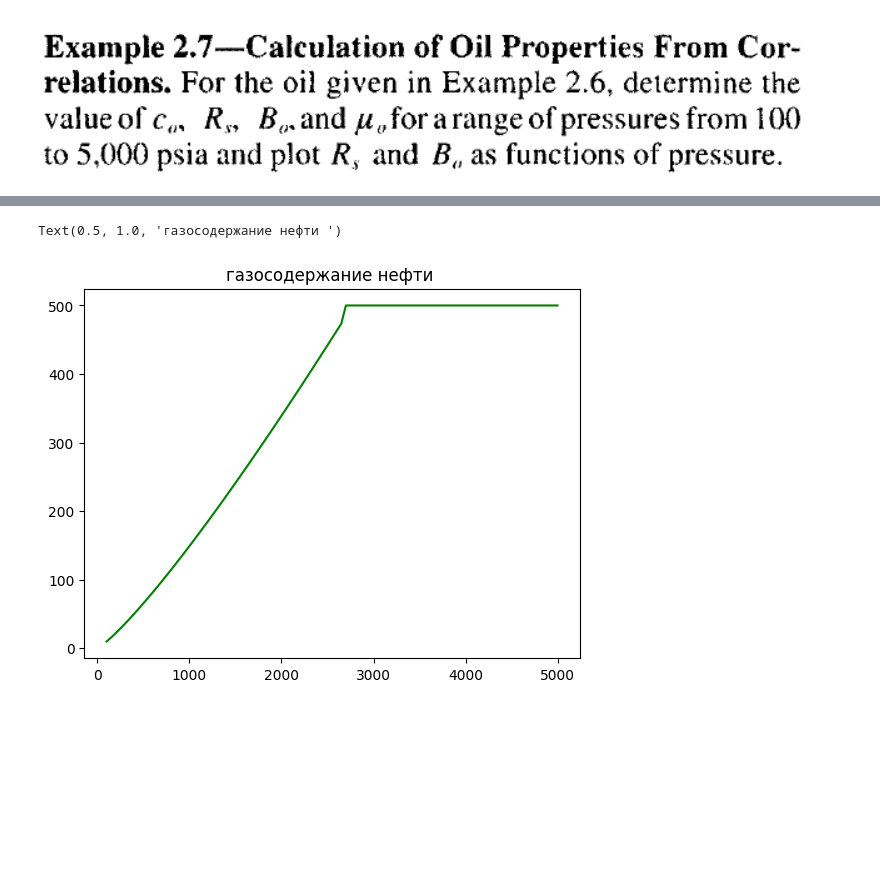
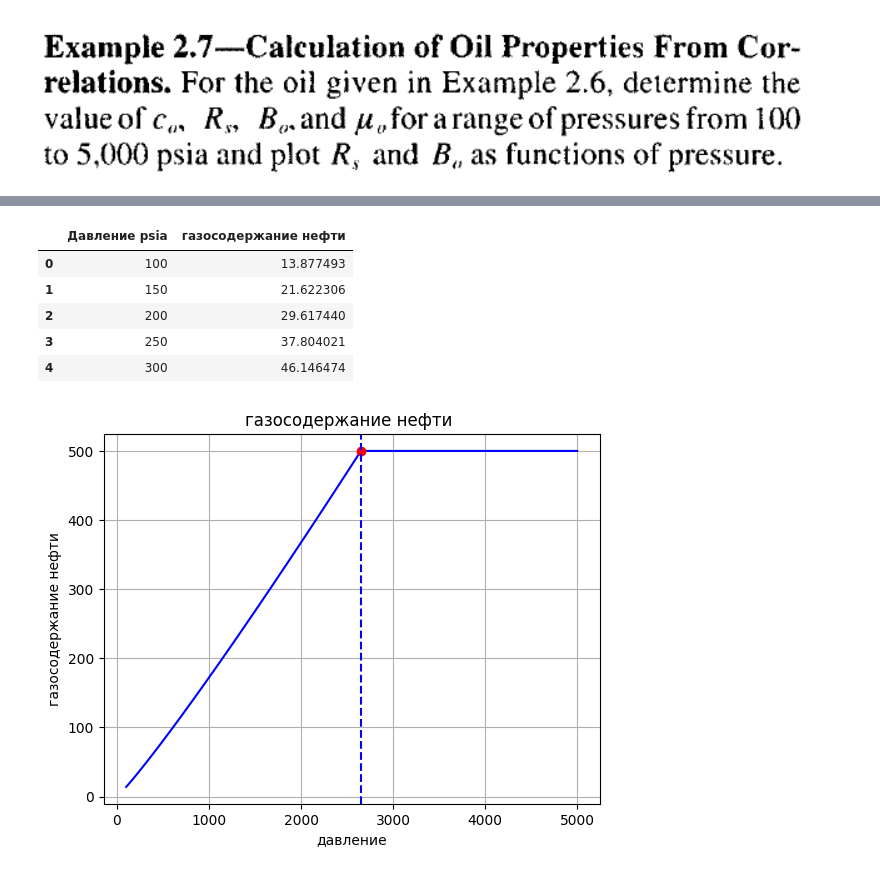
Before and after one commit to edisonc57/exercises, a Jupyter notebook: расчеты_свойств_нефти_.ipynb, the cells around one changed output, grey strips where cells are left out. Saved outputs shown, nothing was run; the diff lists cells and outputs as text; code cells hidden in the pictures; blank space fills up the shorter version.

```diff
--- a/расчеты_свойств_нефти_.ipynb
+++ b/расчеты_свойств_нефти_.ipynb
@@ -53,31 +56,53 @@ Coil_dataframe.head()
 # %%
+
 Rsb = 500
 T = 220
 sg = 0.8
 Pb= 2651.7
 API=30
 Rs_list= []
 #API= int(input(" Ingrese el API del crudo" ,  ))
 
 if API<=30:
   c1=0.0362
   c2=1.0937
   c3=25.7240
 
-if API>=30:
+if API>30:
   c1=0.0178
   c2=1.187
   c3= 23.9310
 
 for i in range(len(pressure)):
   if pressure[i] < Pb:
-    Rs= (pressure[i]**c2) * (c1) * (sg)* np.exp((c3*API)/(T+460))
+    Rs= (pressure[i]**c2) * (c1) * (sg)* np.exp((c3*API)/(T+459.67))
   if pressure[i]> Pb:
     Rs= Rsb
   Rs_list.append(float(Rs))
 
-plt.plot(pressure, Rs_list, "g")
+x_punto=Pb
+y_punto=Rsb
+
+x_vertical = Pb
+y_vertical_inicio = 0
+y_vertical_fin = Rs
+
+
+plt.plot(pressure, Rs_list, "b")
 plt.title("газосодержание нефти ")
+plt.xlabel("давление"), plt.ylabel("газосодержание нефти")
+plt.plot(x_punto, y_punto, 'ro')
+plt.axvline(x=x_vertical, ymin=y_vertical_inicio, ymax=y_vertical_fin, color='b', linestyle='--')
+plt.grid()
+
+Rs_dataframe = pd.DataFrame({'Давление psia': pressure, 'газосодержание нефти ': Rs_list})
+df = pd.DataFrame(Rs_dataframe)
+Rs_dataframe.head()
 # %% [output]
-Text(0.5, 1.0, 'газосодержание нефти ')
+|  | Давление psia | газосодержание нефти |
+| 0 | 100 | 13.877493 |
+| 1 | 150 | 21.622306 |
+| 2 | 200 | 29.617440 |
+| 3 | 250 | 37.804021 |
+| 4 | 300 | 46.146474 |
-[figure, old version]
+[figure, new version]
```
Also changed, not shown: parts of 3 cells of this notebook.
